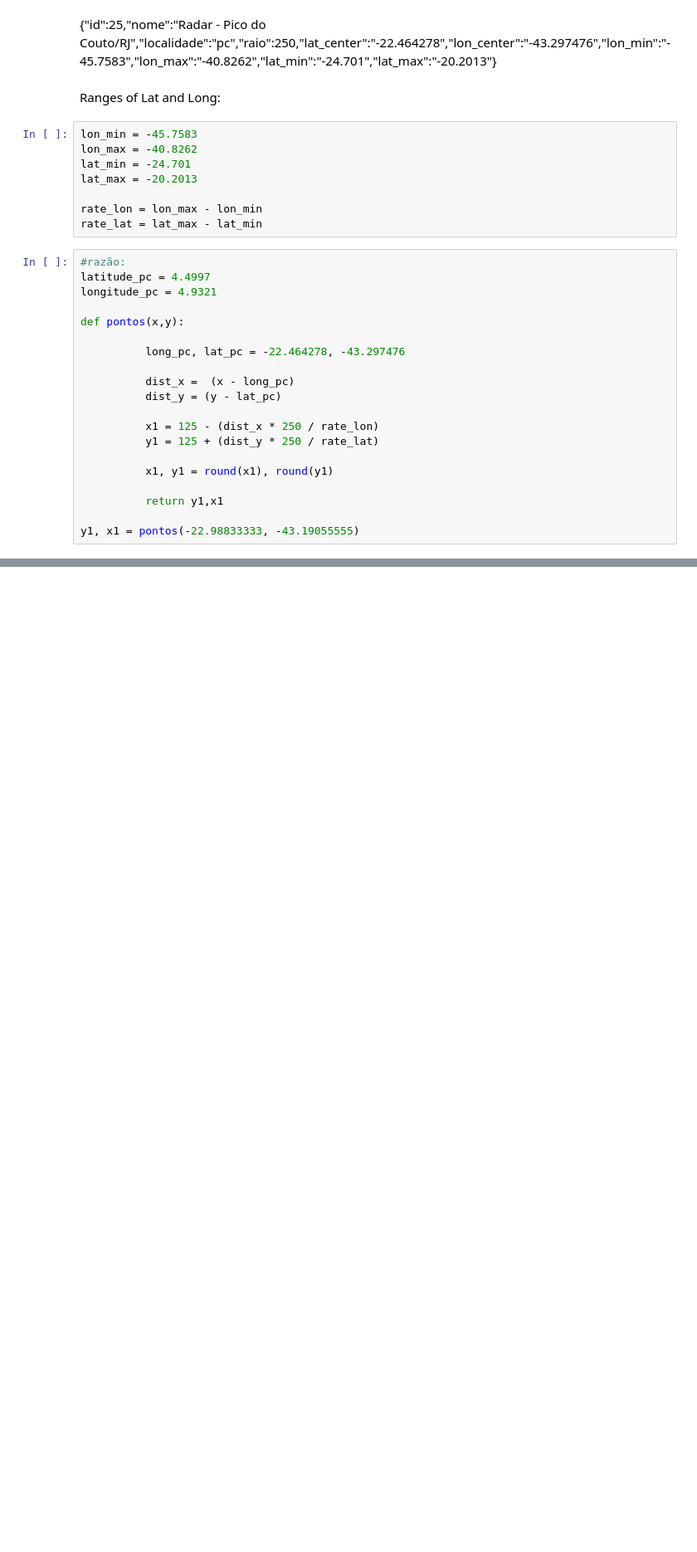
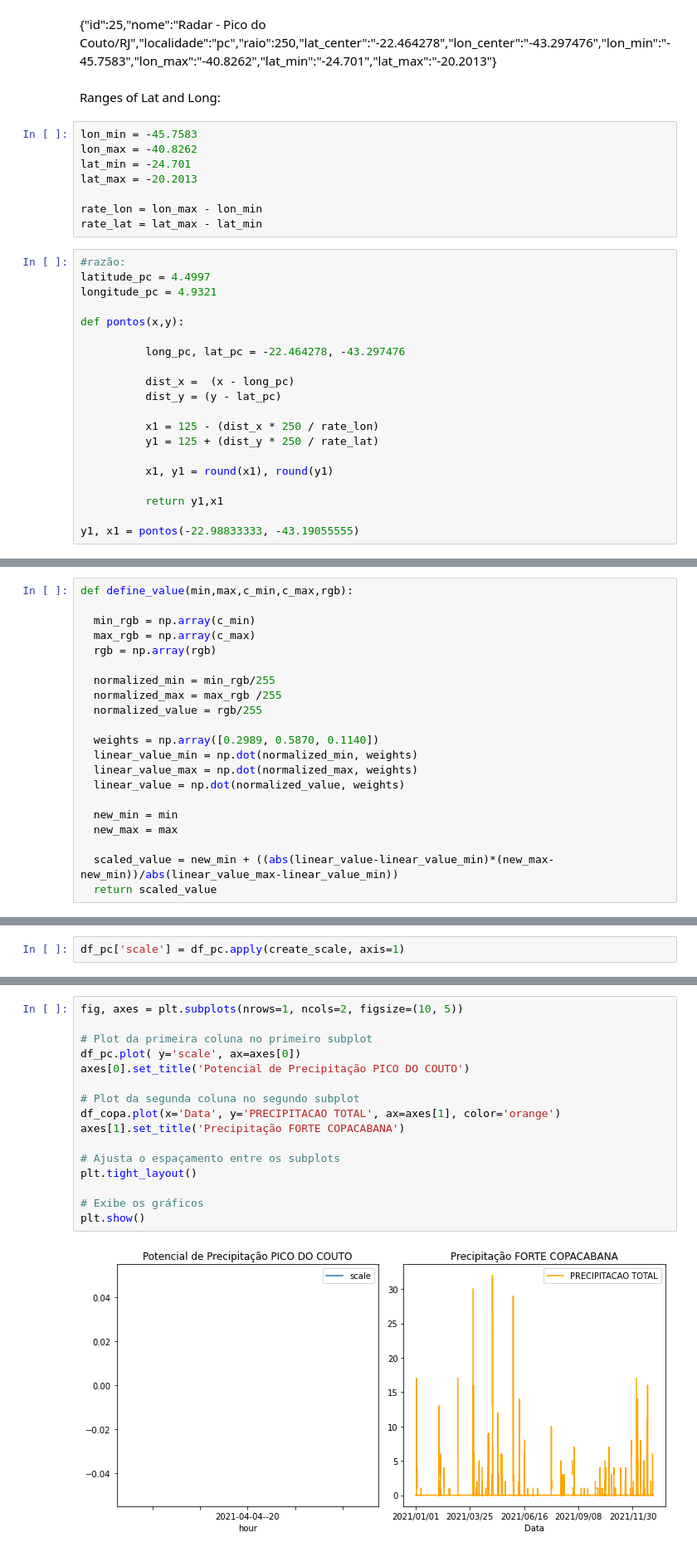
Before and after one commit to Caio-Abreu/atmoseer, a Jupyter notebook: notebooks/PC_probatory_analysis.ipynb, the cells around one changed output, grey strips where cells are left out. Shown at 83% size. Drawn from its saved outputs; the diff is of its cells as text; blank space fills up the shorter version.

```diff
--- a/notebooks/PC_probatory_analysis.ipynb
+++ b/notebooks/PC_probatory_analysis.ipynb
@@ -76,0 +382,21 @@ for mouth in os.listdir(pc_path):
+# %%
+def define_value(min,max,c_min,c_max,rgb):
+
+  min_rgb = np.array(c_min)
+  max_rgb = np.array(c_max)
+  rgb = np.array(rgb)
+
+  normalized_min = min_rgb/255
+  normalized_max = max_rgb /255
+  normalized_value = rgb/255
+
+  weights = np.array([0.2989, 0.5870, 0.1140])
+  linear_value_min = np.dot(normalized_min, weights)
+  linear_value_max = np.dot(normalized_max, weights)
+  linear_value = np.dot(normalized_value, weights)
+
+  new_min = min
+  new_max = max
+
+  scaled_value = new_min + ((abs(linear_value-linear_value_min)*(new_max-new_min))/abs(linear_value_max-linear_value_min))
+  return scaled_value
@@ -76,0 +462,2 @@ for mouth in os.listdir(pc_path):
+# %%
+df_pc['scale'] = df_pc.apply(create_scale, axis=1)
@@ -77 +470,19 @@ for mouth in os.listdir(pc_path):
+# %%
+fig, axes = plt.subplots(nrows=1, ncols=2, figsize=(10, 5))
+
+# Plot da primeira coluna no primeiro subplot
+df_pc.plot( y='scale', ax=axes[0])
+axes[0].set_title('Potencial de Precipitação PICO DO COUTO')
+
+# Plot da segunda coluna no segundo subplot
+df_copa.plot(x='Data', y='PRECIPITACAO TOTAL', ax=axes[1], color='orange')
+axes[1].set_title('Precipitação FORTE COPACABANA')
+
+# Ajusta o espaçamento entre os subplots
+plt.tight_layout()
+
+# Exibe os gráficos
+plt.show()
+# %% [output]
+[figure, added]
 # %%
```
Also changed, not shown: parts of 22 cells of this notebook.
